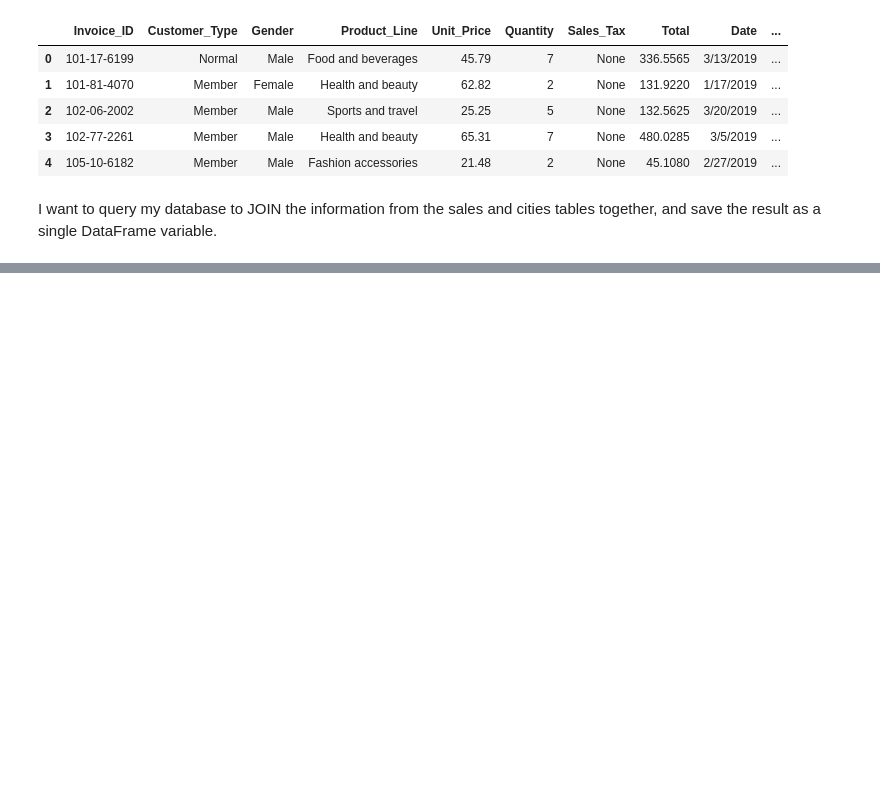
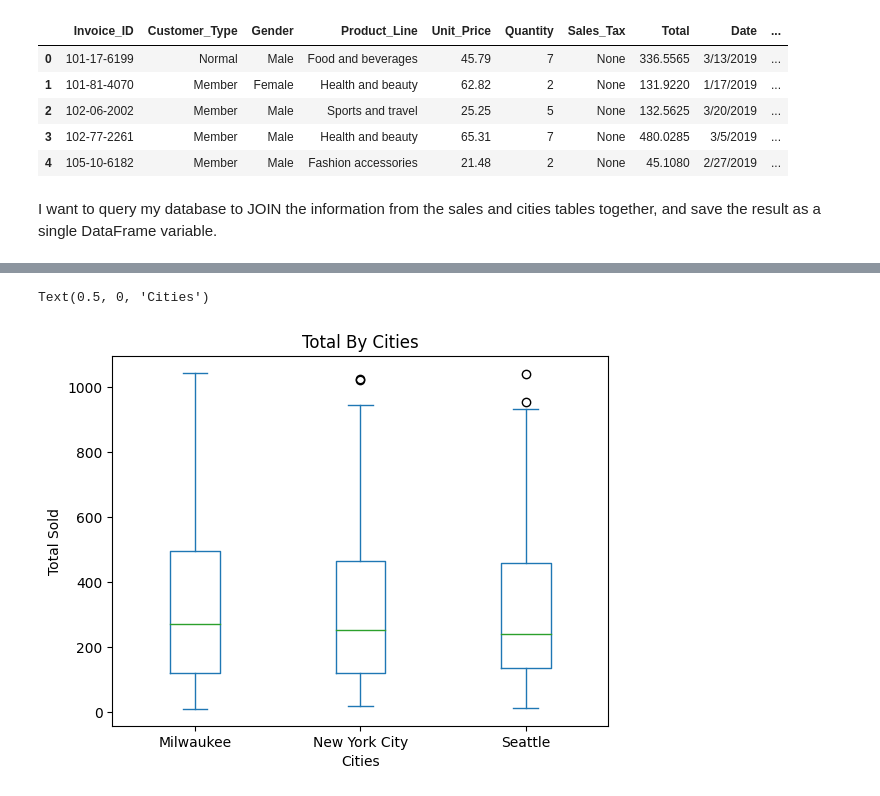
Before and after one commit to LaToya-Burt/ExploratoryDataAnalysis1, a Jupyter notebook: eda.ipynb, the cells around one changed output, grey strips where cells are left out. Cells and saved outputs as stored; diff of their text form; code cells hidden in the pictures; blank space fills up the shorter version.

```diff
--- a/eda.ipynb
+++ b/eda.ipynb
@@ -24,0 +145,8 @@ remote_df.head()
+# %%
+joined_df.plot.box(column="Total",by= "City")
+plt.title("Total By Cities")
+plt.ylabel("Total Sold")
+plt.xlabel("Cities")
+# %% [output]
+Text(0.5, 0, 'Cities')
+[figure, added]
```
Also changed, not shown: parts of 12 cells of this notebook.
